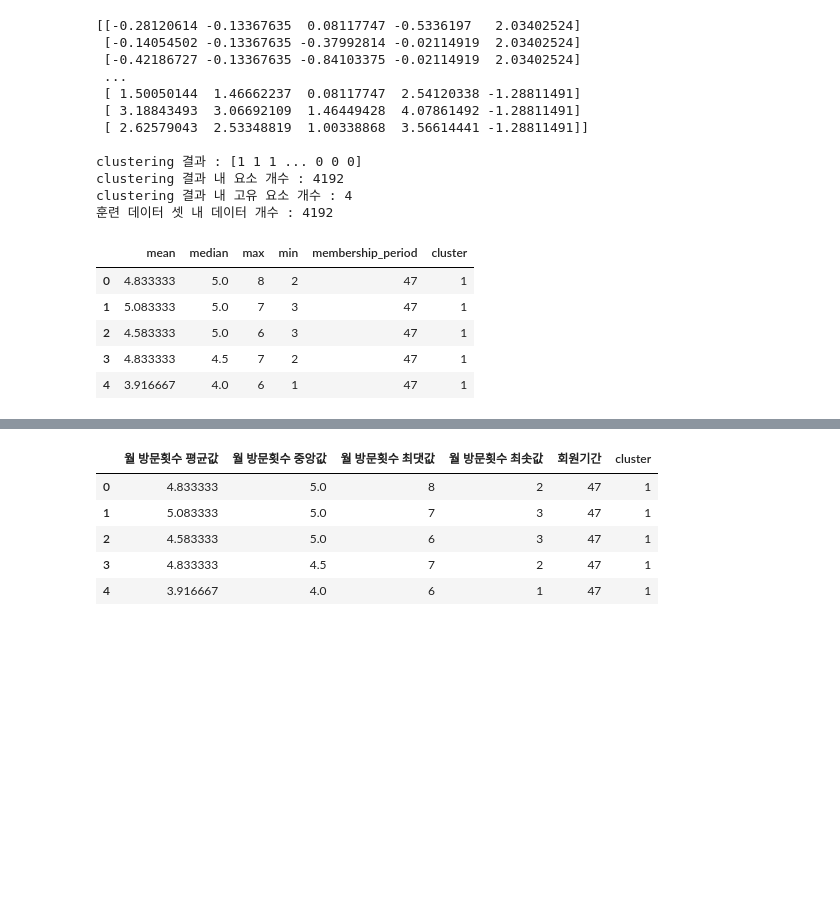
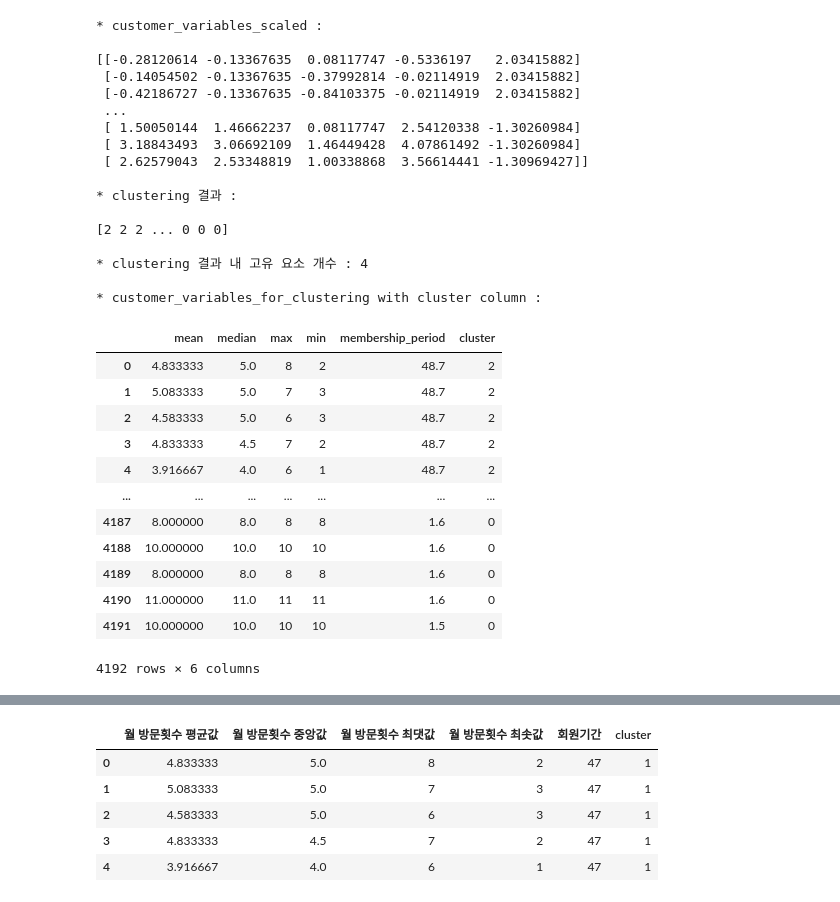
Before and after one commit to wooseok1152/python-data_analysis, a Jupyter notebook: 4장 고객의 행동을 예측하는 테크닉 10.ipynb, the cells around one changed output, grey strips where cells are left out. Cells and saved outputs as stored; diff of their text form; code cells hidden in the pictures; blank space fills up the shorter version.

```diff
--- a/4장 고객의 행동을 예측하는 테크닉 10.ipynb
+++ b/4장 고객의 행동을 예측하는 테크닉 10.ipynb
@@ -44,5 +72,7 @@ dtype: int64
 # %%
 # 'mean', 'median', 'max', 'min', 'membership_period'변수를 클러스터링을 위한 독립변수로 선정
-customer_variables_for_clustering = customer.loc[:, ["mean", "median", "max", "min", "membership_period"]]
-customer_variables_for_clustering.head()
+
+print("* customer_variables_for_clustering :")
+customer_variables_for_clustering = customer_join_with_membership_period.loc[:, ["mean", "median", "max", "min", "membership_period"]]
+display(customer_variables_for_clustering)
 # %% [output]
@@ -55,44 +93,60 @@ customer_variables_for_clustering.head()
 # %%
-'''
-'K-mean'를 활용한 클러스터링 실시
-'''
+"""
 
-# 사용될 독립변수들에 표준화 실시
+'K means'를 활용한 클러스터링 실시
+
+"""
+
 from sklearn.cluster import KMeans
 from sklearn.preprocessing import StandardScaler
+
+# 사용될 독립변수들에 표준화 실시('K means'알고리즘은 '유클리디언 거리'를 활용하기 때문에, 독립변수들에 대한 scaling이 필요함)
 sc = StandardScaler()
-customer_scaled = sc.fit_transform(customer_variables_for_clustering)
-print(customer_scaled, "\n")
+customer_variables_scaled = sc.fit_transform(customer_variables_for_clustering)
+print("* customer_variables_scaled :", "\n")
+print(customer_variables_scaled, "\n")
 
 # 클러스터링 실시
 kmeans = KMeans(n_clusters=4, random_state=0)
-clusters = kmeans.fit(customer_scaled)
+clusters = kmeans.fit(customer_variables_scaled)
 
 # 클러스터링 결과 확인
-print("clustering 결과 :", clusters.labels_)
-print("clustering 결과 내 요소 개수 :", len(clusters.labels_))
-print("clustering 결과 내 고유 요소 개수 :", len(set(list(clusters.labels_))))
-print("훈련 데이터 셋 내 데이터 개수 :", len(customer_scaled), "\n")
+print("* clustering 결과 :", "\n")
+print(clusters.labels_, "\n")
+print("* clustering 결과 내 고유 요소 개수 :", len(set(list(clusters.labels_))), "\n")
 
-# 클러스터링 결과를 'customer_variables_for_clustering'데이터 셋에 컬럼으로 추가
+# 클러스터링 결과를 'customer_variables_for_clustering'데이터프레임에 'cluster'라는 컬럼으로 추가
 customer_variables_for_clustering["cluster"] = clusters.labels_
-customer_variables_for_clustering.head()
+print("* customer_variables_for_clustering with cluster column :")
+display(customer_variables_for_clustering)
 # %% [output]
-[[-0.28120614 -0.13367635  0.08117747 -0.5336197   2.03402524]
- [-0.14054502 -0.13367635 -0.37992814 -0.02114919  2.03402524]
- [-0.42186727 -0.13367635 -0.84103375 -0.02114919  2.03402524]
+* customer_variables_scaled :
+
+[[-0.28120614 -0.13367635  0.08117747 -0.5336197   2.03415882]
+ [-0.14054502 -0.13367635 -0.37992814 -0.02114919  2.03415882]
+ [-0.42186727 -0.13367635 -0.84103375 -0.02114919  2.03415882]
  ...
- [ 1.50050144  1.46662237  0.08117747  2.54120338 -1.28811491]
- [ 3.18843493  3.06692109  1.46449428  4.07861492 -1.28811491]
- [ 2.62579043  2.53348819  1.00338868  3.56614441 -1.28811491]]
+ [ 1.50050144  1.46662237  0.08117747  2.54120338 -1.30260984]
+ [ 3.18843493  3.06692109  1.46449428  4.07861492 -1.30260984]
+ [ 2.62579043  2.53348819  1.00338868  3.56614441 -1.30969427]]
 
-clustering 결과 : [1 1 1 ... 0 0 0]
-clustering 결과 내 요소 개수 : 4192
-clustering 결과 내 고유 요소 개수 : 4
-훈련 데이터 셋 내 데이터 개수 : 4192
+* clustering 결과 :
+
+[2 2 2 ... 0 0 0]
+
+* clustering 결과 내 고유 요소 개수 : 4
+
+* customer_variables_for_clustering with cluster column :
 |  | mean | median | max | min | membership_period | cluster |
-| 0 | 4.833333 | 5.0 | 8 | 2 | 47 | 1 |
-| 1 | 5.083333 | 5.0 | 7 | 3 | 47 | 1 |
-| 2 | 4.583333 | 5.0 | 6 | 3 | 47 | 1 |
-| 3 | 4.833333 | 4.5 | 7 | 2 | 47 | 1 |
-| 4 | 3.916667 | 4.0 | 6 | 1 | 47 | 1 |
+| 0 | 4.833333 | 5.0 | 8 | 2 | 48.7 | 2 |
+| 1 | 5.083333 | 5.0 | 7 | 3 | 48.7 | 2 |
+| 2 | 4.583333 | 5.0 | 6 | 3 | 48.7 | 2 |
+| 3 | 4.833333 | 4.5 | 7 | 2 | 48.7 | 2 |
+| 4 | 3.916667 | 4.0 | 6 | 1 | 48.7 | 2 |
+| ... | ... | ... | ... | ... | ... | ... |
+| 4187 | 8.000000 | 8.0 | 8 | 8 | 1.6 | 0 |
+| 4188 | 10.000000 | 10.0 | 10 | 10 | 1.6 | 0 |
+| 4189 | 8.000000 | 8.0 | 8 | 8 | 1.6 | 0 |
+| 4190 | 11.000000 | 11.0 | 11 | 11 | 1.6 | 0 |
+| 4191 | 10.000000 | 10.0 | 10 | 10 | 1.5 | 0 |
+4192 rows × 6 columns
```
Also changed, not shown: parts of 10 cells of this notebook.
